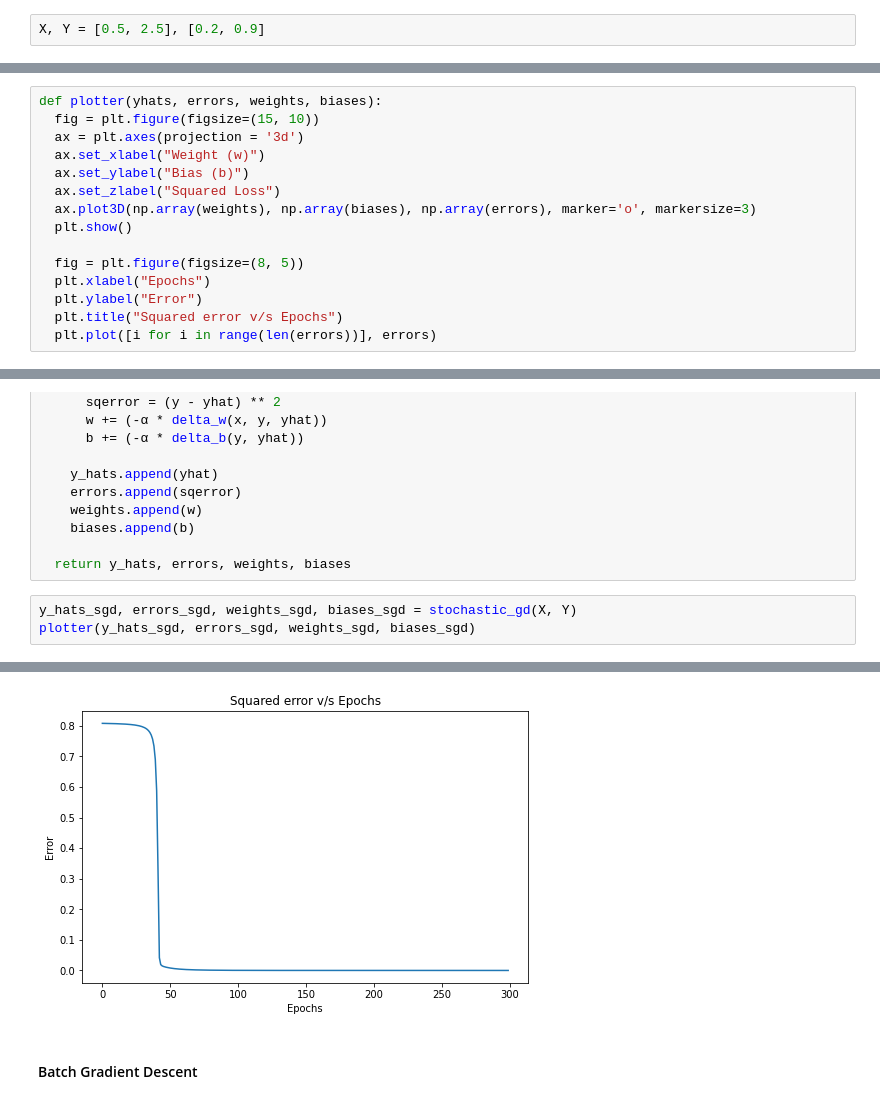
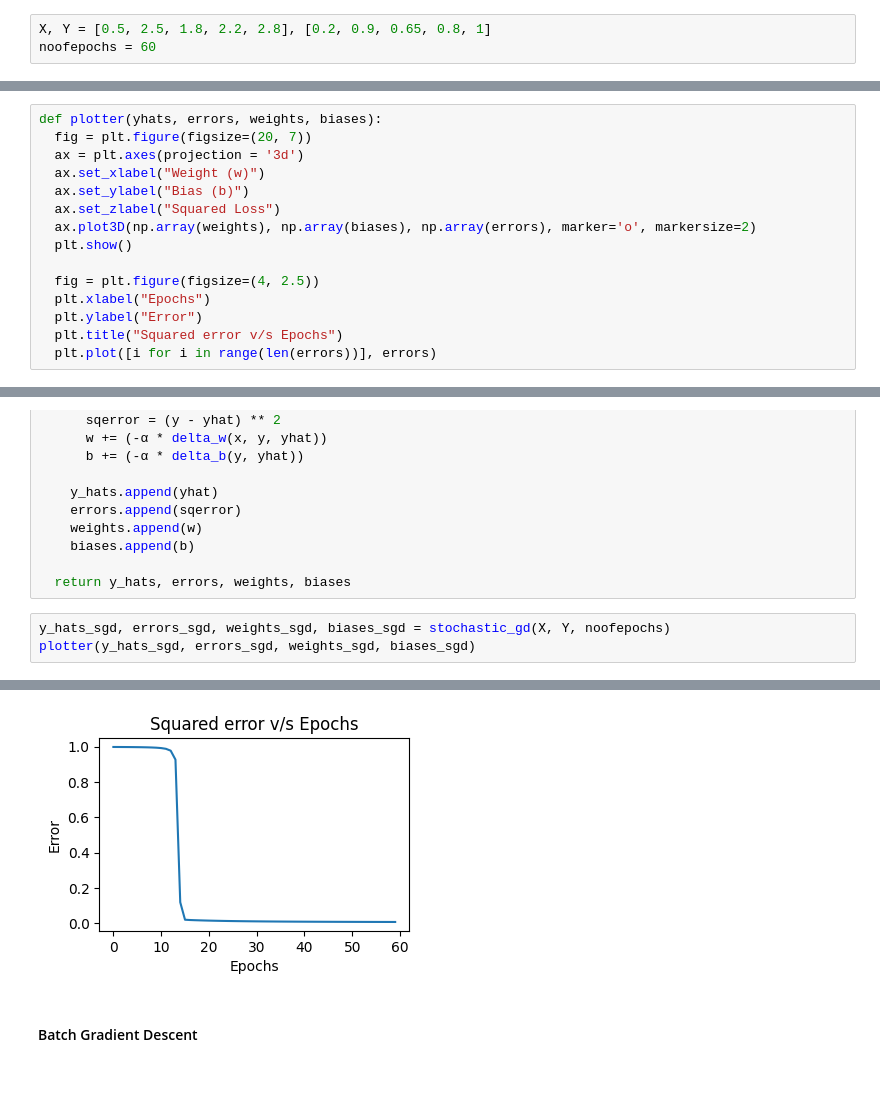
Before and after one commit to Skyoxima/Deep_Learning_Practice, a Jupyter notebook: Optimizers/All_Optimizers_Compared.ipynb, the cells around one changed output, grey strips where cells are left out. Drawn from its saved outputs; the diff is of its cells as text; blank space fills up the shorter version.

```diff
--- a/Optimizers/All_Optimizers_Compared.ipynb
+++ b/Optimizers/All_Optimizers_Compared.ipynb
@@ -9,7 +9,8 @@ from matplotlib import cm
 # %% [markdown]
 #### Input
 # %%
-X, Y = [0.5, 2.5], [0.2, 0.9]
+X, Y = [0.5, 2.5, 1.8, 2.2, 2.8], [0.2, 0.9, 0.65, 0.8, 1]
+noofepochs = 60
 # %% [markdown]
 #### Necessary auxiliary functions
 # %% [markdown]
@@ -39,15 +40,15 @@ def delta_b(y, yhat):
 #### Function to plot Error vs. Weight and Bias
 # %%
 def plotter(yhats, errors, weights, biases):
-  fig = plt.figure(figsize=(15, 10))
+  fig = plt.figure(figsize=(20, 7))
   ax = plt.axes(projection = '3d')
   ax.set_xlabel("Weight (w)")
   ax.set_ylabel("Bias (b)")
   ax.set_zlabel("Squared Loss")
-  ax.plot3D(np.array(weights), np.array(biases), np.array(errors), marker='o', markersize=3)
+  ax.plot3D(np.array(weights), np.array(biases), np.array(errors), marker='o', markersize=2)
   plt.show()
 
-  fig = plt.figure(figsize=(8, 5))
+  fig = plt.figure(figsize=(4, 2.5))
   plt.xlabel("Epochs")
   plt.ylabel("Error")
   plt.title("Squared error v/s Epochs")
@@ -76,6 +77,6 @@ def stochastic_gd(X, Y, noofepochs = 300):
 
   return y_hats, errors, weights, biases
 # %%
-y_hats_sgd, errors_sgd, weights_sgd, biases_sgd = stochastic_gd(X, Y)
+y_hats_sgd, errors_sgd, weights_sgd, biases_sgd = stochastic_gd(X, Y, noofepochs)
 plotter(y_hats_sgd, errors_sgd, weights_sgd, biases_sgd)
 # %% [output]
@@ -83,4 +84,4 @@ plotter(y_hats_sgd, errors_sgd, weights_sgd, biases_sgd)
-[figure, old version]
+[figure, new version]
 # %% [markdown]
 #### Batch Gradient Descent
 # %%
```
Also changed, not shown: parts of 19 cells of this notebook.
